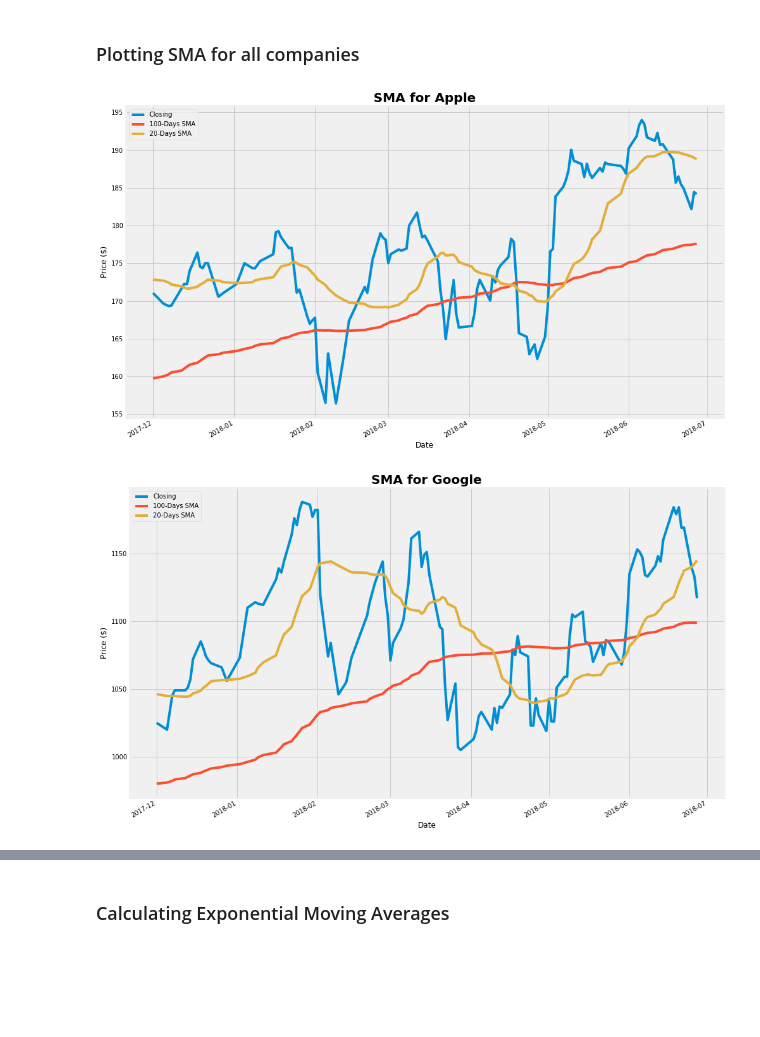
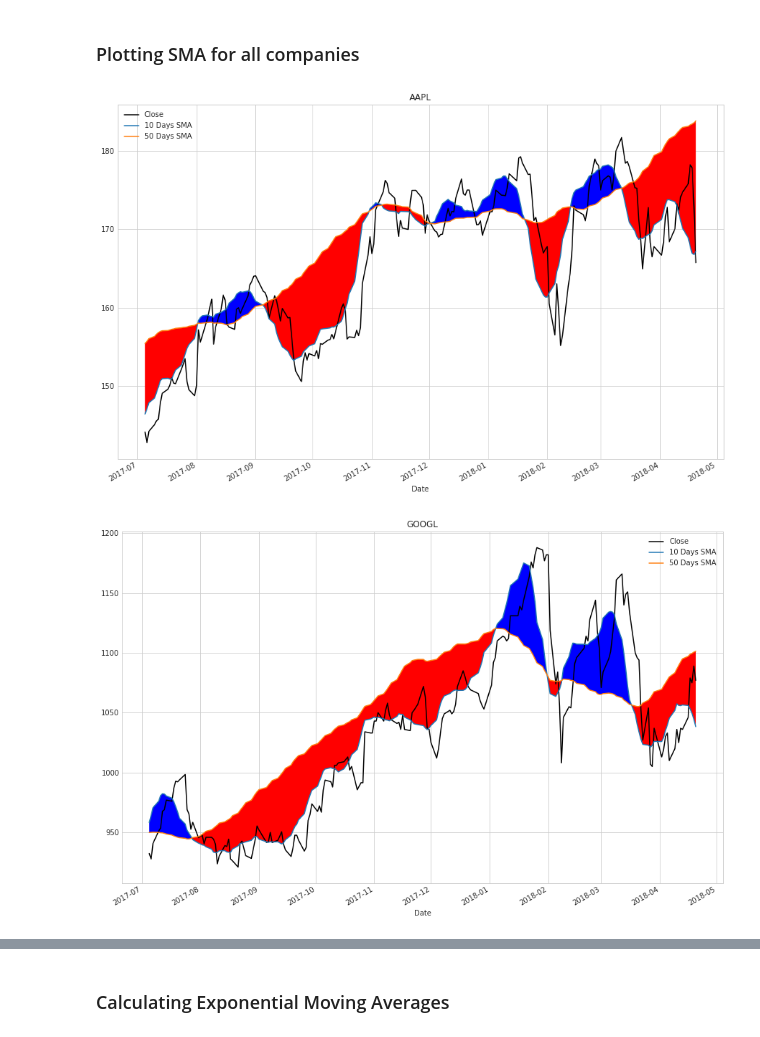
Before and after one commit to abhie-lp/FINANCE_PROJECT, a Jupyter notebook: Code.ipynb, the cells around one changed output, grey strips where cells are left out. Saved outputs shown, nothing was run; the diff lists cells and outputs as text; code cells hidden in the pictures; blank space fills up the shorter version.

```diff
--- a/Code.ipynb
+++ b/Code.ipynb
@@ -146,0 +253,8 @@ plt.show()
+# %%
+for i in range(3):
+    daily_returns[company_code[i]].plot(figsize=(12, 6), grid=True, legend=True, linestyle='--', marker='o')
+    plt.ylabel("Percent Change")
+    plt.title(company_code[i], fontsize=20, fontweight="bold")
+    plt.show()
+    daily_returns[company_code[i]].plot.hist(bins=100, figsize=(12, 6), grid=True, legend=True)
+    plt.show()
@@ -146,0 +278,7 @@ plt.show()
+# %%
+pair = ["MSFT", "AAPL", "GOOGL"]
+for i in range(3):
+    h = sns.jointplot(daily_returns[company_code[i]], daily_returns[pair[i]], daily_returns ,kind='scatter',color='blue', size=8)
+    h.set_axis_labels(company_code[i], pair[i], fontsize=16, fontweight="bold")
+    h = sns.jointplot(daily_returns[company_code[i]], daily_returns[pair[i]],daily_returns, kind='reg', size=8, color='skyblue')
+    h.set_axis_labels(company_code[i], pair[i], fontsize=16, fontweight="bold")
@@ -147,22 +294,23 @@ plt.show()
 # %% [markdown]
 ### Calculating Simple Moving Average(SMA) on all companies
 # %%
-short_rolling = close_price.rolling(window=20).mean().dropna(how="any")      # SMA for 20 days
+short_rolling = close_price.rolling(window=10).mean().dropna(how="any")      # SMA for 20 days
 # %%
-long_rolling = close_price.rolling(window=100).mean().dropna(how="any")     # SMA for 100 days
+long_rolling = close_price.rolling(window=50).mean().dropna(how="any")     # SMA for 50 days
 # %%
 start = str(long_rolling.index[0]).split()[0]                               # Date to start plotting
 # %% [markdown]
 ### Plotting SMA for all companies
 # %%
 for i in range(3):
-    close_price.loc[start:, company_code[i]].plot(x=close_price.loc[start:].index, label="Closing")
-    long_rolling.loc[start:, company_code[i]].plot(x=long_rolling.loc[start:].index, label="100-Days SMA")
-    short_rolling.loc[start:, company_code[i]].plot(x=short_rolling.loc[start:].index,  label="20-Days SMA", grid=True,figsize=(15, 10))
-    plt.ylabel("Price ($)")
-    plt.title("SMA for {}".format(company_name[i]), fontsize=20, fontweight="bold")
-    plt.legend(loc="upper left")
+    close_price.loc[start:, company_code[i]].plot(x=close_price.loc[start:, company_code[i]].index, label="Close", color="black")
+    short_rolling.loc[start:, company_code[i]].plot(x=short_rolling.loc[start:, company_code[i]].index, label="10 Days SMA")
+    long_rolling.loc[start:, company_code[i]].plot(x=long_rolling.loc[start:, company_code[i]].index, label="50 Days SMA", figsize=(15, 10))
+    plt.fill_between(x=long_rolling.loc[start:, company_code[i]].index, y1=short_rolling.loc[start:, company_code[i]], y2=long_rolling.loc[start:, company_code[i]], where=long_rolling.loc[start:, company_code[i]] > short_rolling.loc[start:, company_code[i]], facecolor='red', interpolate=True)
+    plt.fill_between(x=long_rolling.loc[start:, company_code[i]].index, y1=short_rolling.loc[start:, company_code[i]], y2=long_rolling.loc[start:, company_code[i]], where=long_rolling.loc[start:, company_code[i]] < short_rolling.loc[start:, company_code[i]], facecolor='blue', interpolate=True)
+    plt.title(company_code[i])
+    plt.legend()
     plt.show()
 # %% [output]
-[figure, old version]
+[figure, new version]
-[figure, old version]
+[figure, new version]
```
Also changed, not shown: parts of 59 cells of this notebook.
